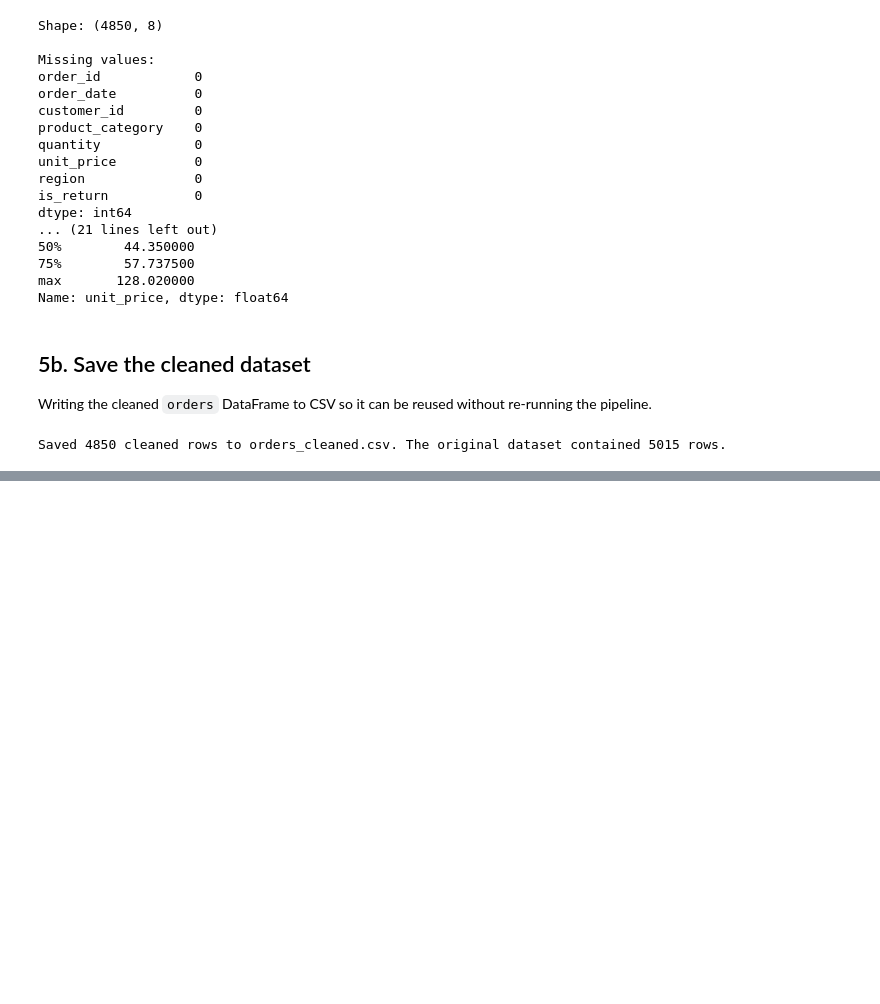
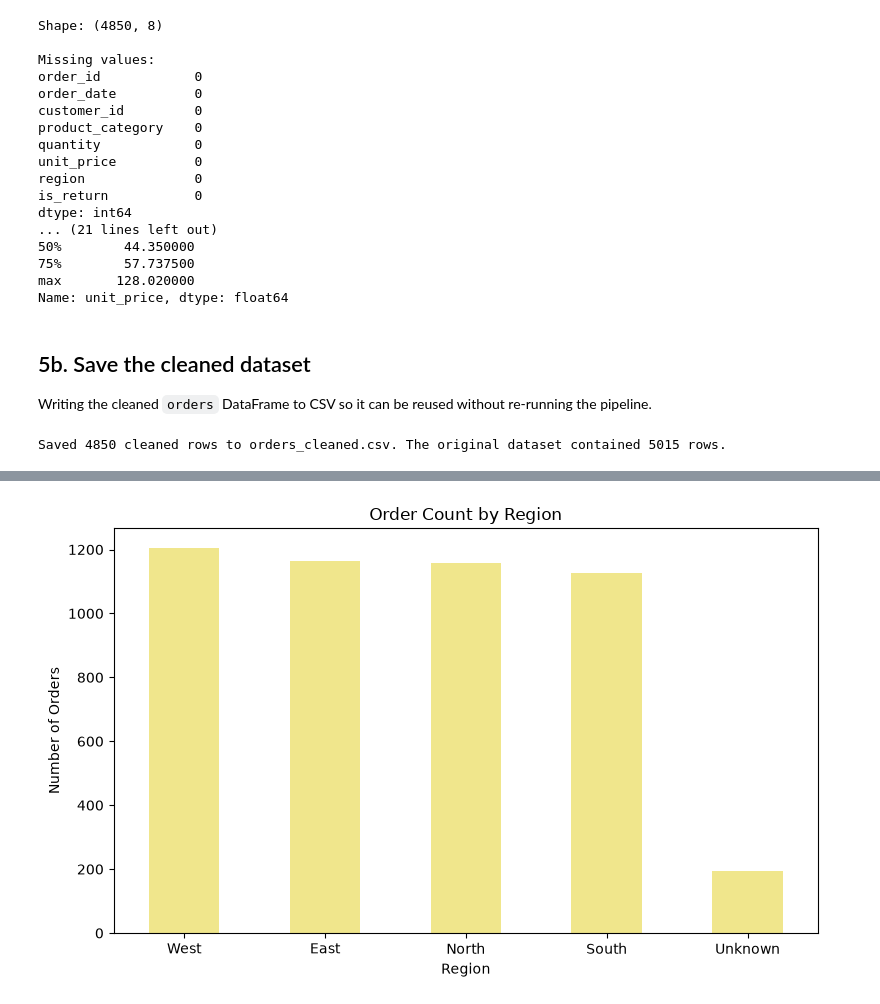
Before and after one commit to Timothious-arhamsoft/DailyTask, a Jupyter notebook: Week5_test/eda_pipeline.ipynb, the cells around one changed output, grey strips where cells are left out. Cells and saved outputs as stored; diff of their text form; code cells hidden in the pictures; blank space fills up the shorter version.

```diff
--- a/Week5_test/eda_pipeline.ipynb
+++ b/Week5_test/eda_pipeline.ipynb
@@ -410,0 +499,12 @@ Saved 4850 cleaned rows to orders_cleaned.csv. The original dataset contained 50
+# %%
+# Order volume by region, including the "Unknown"
+fig, ax = plt.subplots(figsize=(8, 5))
+orders["region"].value_counts().plot(kind="bar", ax=ax, color="khaki")
+ax.set_title("Order Count by Region")
+ax.set_xlabel("Region")
+ax.set_ylabel("Number of Orders")
+plt.xticks(rotation=0)
+plt.tight_layout()
+plt.show()
+# %% [output]
+[figure, added]
```
Also changed, not shown: parts of 13 cells of this notebook, 1 other file.
